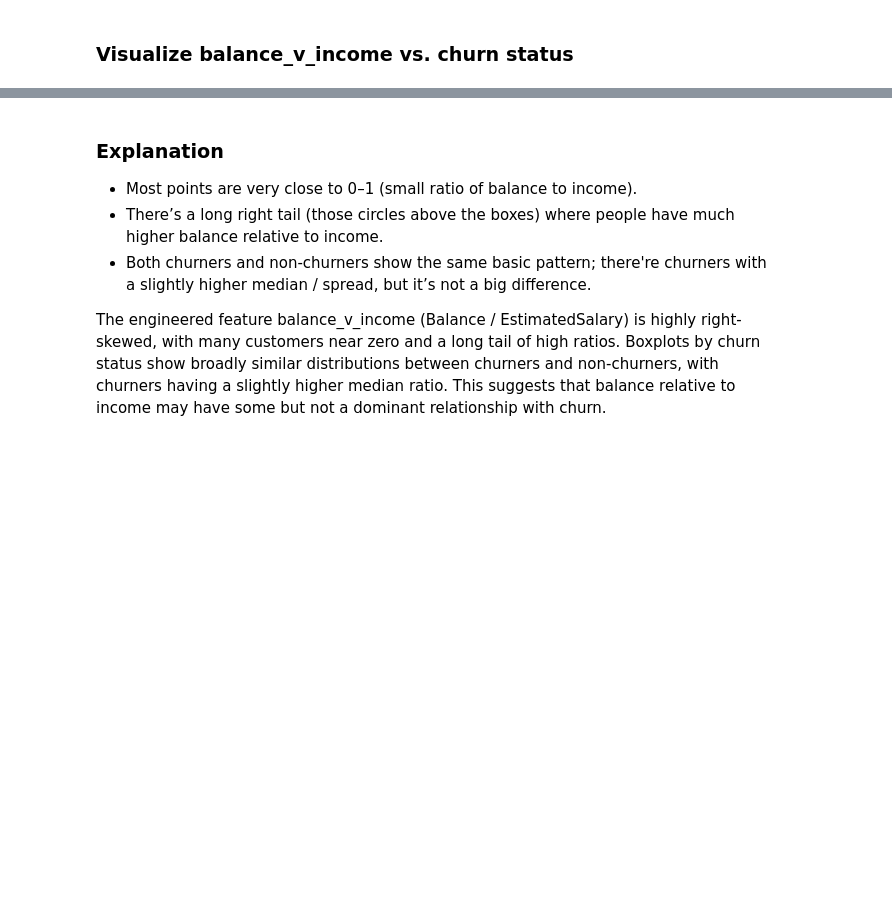
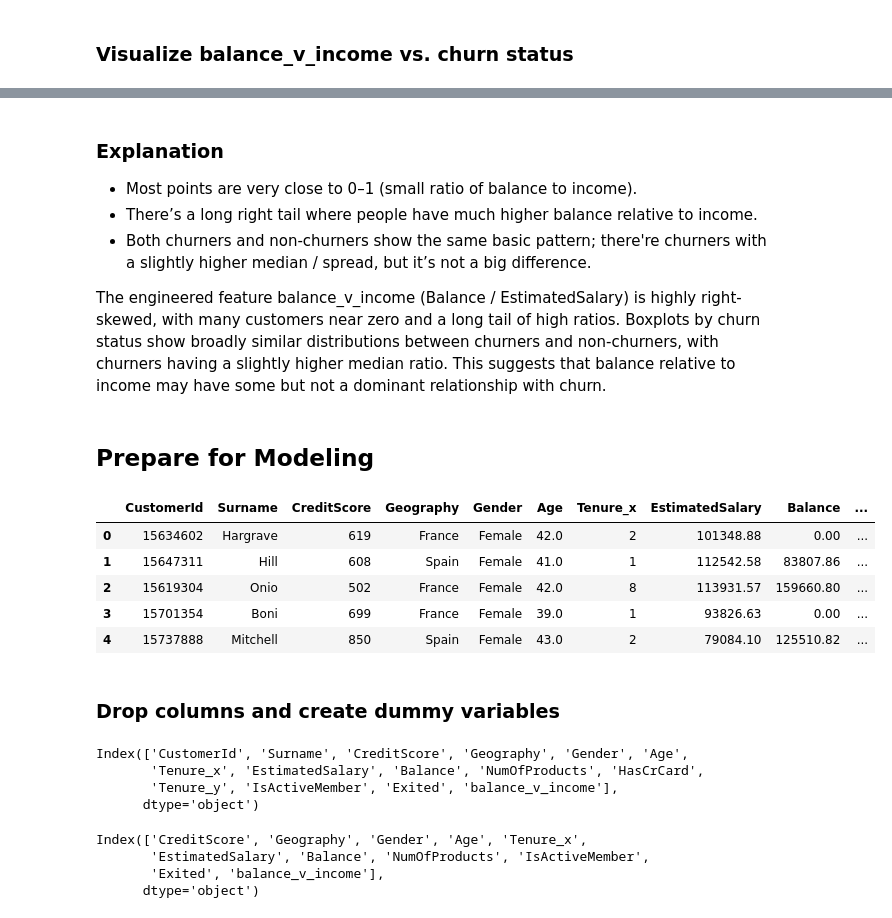
Before and after one commit to MariiaKrestenko/bank-customer-churn, a Jupyter notebook: main.ipynb, the cells around one changed output, grey strips where cells are left out. Drawn from its saved outputs; the diff is of its cells as text; code cells hidden in the pictures; blank space fills up the shorter version.

Commit message:
Removed columns useless for modeling

```diff
--- a/main.ipynb
+++ b/main.ipynb
@@ -466,7 +453,37 @@ plt.show()
 # %% [markdown]
 ### Explanation
  - Most points are very close to 0–1 (small ratio of balance to income).
- - There’s a long right tail (those circles above the boxes) where people have much higher balance relative to income.
+ - There’s a long right tail where people have much higher balance relative to income.
  - Both churners and non-churners show the same basic pattern; there're churners with a slightly higher median / spread, but it’s not a big difference.
 
 The engineered feature balance_v_income (Balance / EstimatedSalary) is highly right-skewed, with many customers near zero and a long tail of high ratios. Boxplots by churn status show broadly similar distributions between churners and non-churners, with churners having a slightly higher median ratio. This suggests that balance relative to income may have some but not a dominant relationship with churn.
+# %% [markdown]
+## Prepare for Modeling
+# %%
+customers.head()
+# %% [output]
+|  | CustomerId | Surname | CreditScore | Geography | Gender | Age | Tenure_x | EstimatedSalary | Balance | ... |
+| 0 | 15634602 | Hargrave | 619 | France | Female | 42.0 | 2 | 101348.88 | 0.00 | ... |
+| 1 | 15647311 | Hill | 608 | Spain | Female | 41.0 | 1 | 112542.58 | 83807.86 | ... |
+| 2 | 15619304 | Onio | 502 | France | Female | 42.0 | 8 | 113931.57 | 159660.80 | ... |
+| 3 | 15701354 | Boni | 699 | France | Female | 39.0 | 1 | 93826.63 | 0.00 | ... |
+| 4 | 15737888 | Mitchell | 850 | Spain | Female | 43.0 | 2 | 79084.10 | 125510.82 | ... |
+# %% [markdown]
+### Drop columns and create dummy variables
+# %%
+customers.columns
+# %% [output]
+Index(['CustomerId', 'Surname', 'CreditScore', 'Geography', 'Gender', 'Age',
+       'Tenure_x', 'EstimatedSalary', 'Balance', 'NumOfProducts', 'HasCrCard',
+       'Tenure_y', 'IsActiveMember', 'Exited', 'balance_v_income'],
+      dtype='object')
+# %%
+cols_to_drop = ["CustomerId", "Surname", "Tenure_y", "HasCrCard"]
+customers_model = customers.drop(columns=cols_to_drop).copy()
+customers_model.head()
+customers_model.columns
+# %% [output]
+Index(['CreditScore', 'Geography', 'Gender', 'Age', 'Tenure_x',
+       'EstimatedSalary', 'Balance', 'NumOfProducts', 'IsActiveMember',
+       'Exited', 'balance_v_income'],
+      dtype='object')
```
Also changed, not shown: parts of 17 cells of this notebook.
